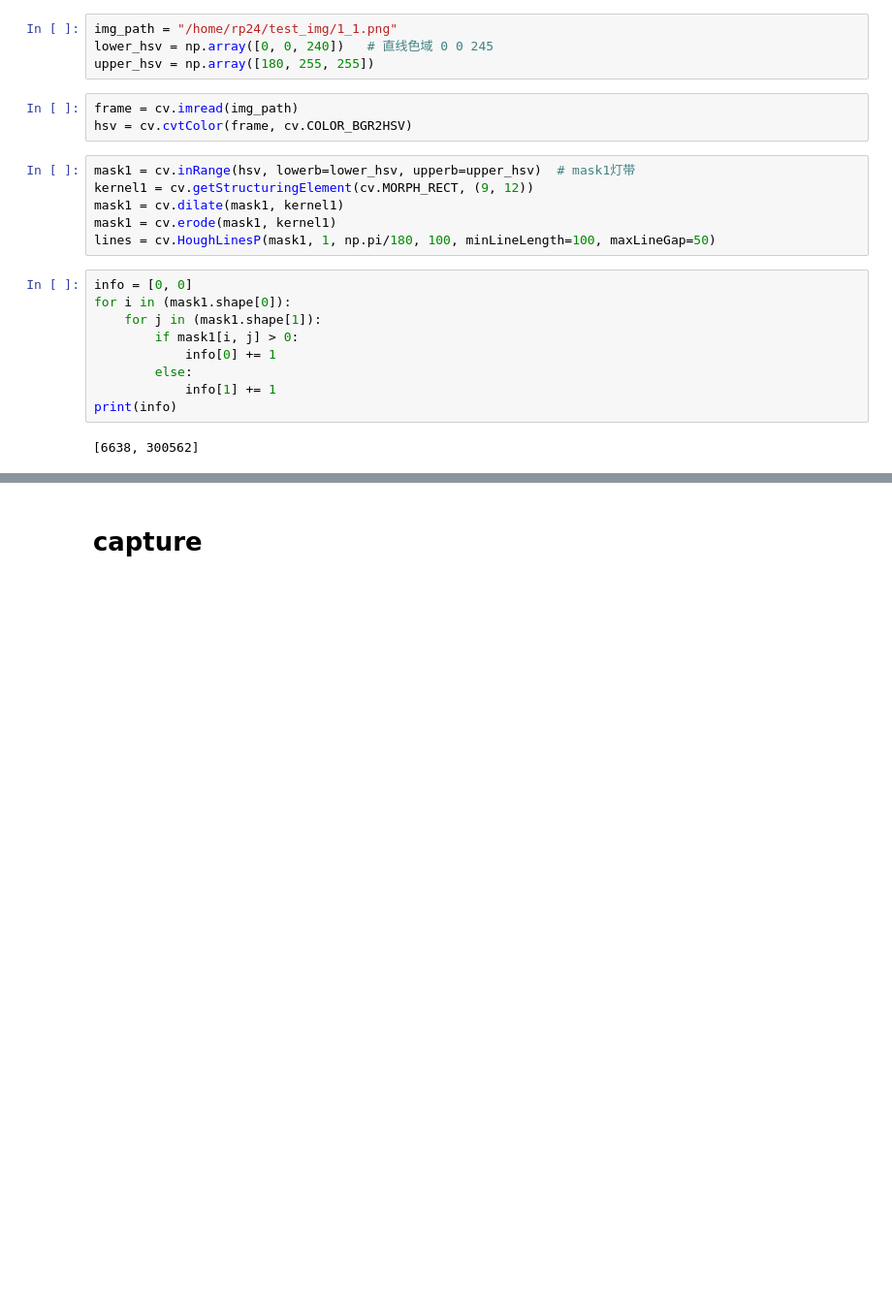
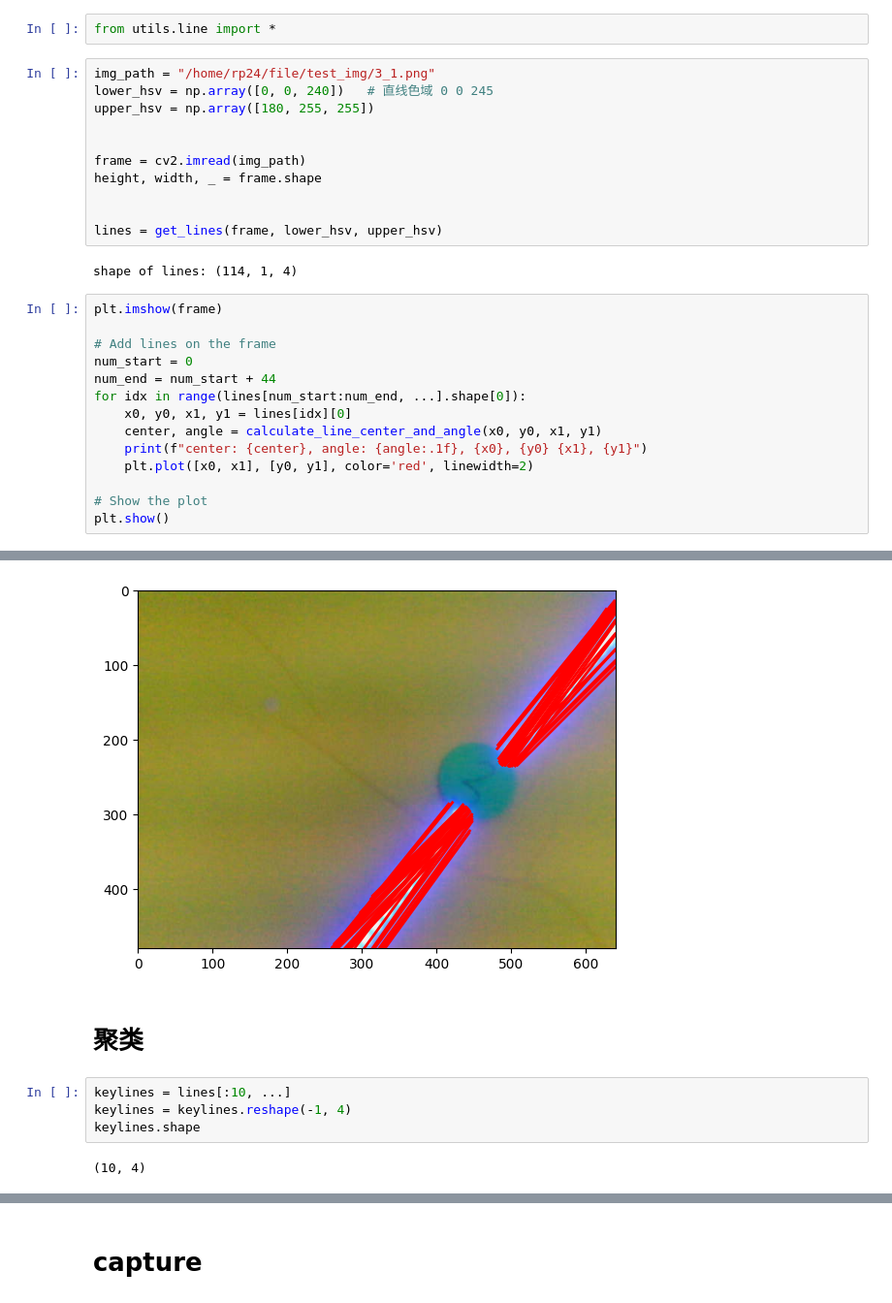
Before and after one commit to minghaoguo20/underwater_robot, a Jupyter notebook: cc.ipynb, the cells around one changed output, grey strips where cells are left out. Shown: that part at 97% size. Saved outputs shown, nothing was run; the diff lists cells and outputs as text; blank space fills up the shorter version.

```diff
--- a/cc.ipynb
+++ b/cc.ipynb
@@ -5,24 +1,30 @@ from datetime import datetime
+# %%
+from utils.line import *
 # %%
-img_path = "/home/rp24/test_img/1_1.png"
+img_path = "/home/rp24/file/test_img/3_1.png"
 lower_hsv = np.array([0, 0, 240])   # 直线色域 0 0 245
 upper_hsv = np.array([180, 255, 255])
+
+
+frame = cv2.imread(img_path)
+height, width, _ = frame.shape
+
+
+lines = get_lines(frame, lower_hsv, upper_hsv)
+# %% [output]
+shape of lines: (114, 1, 4)
-# %%
-frame = cv.imread(img_path)
-hsv = cv.cvtColor(frame, cv.COLOR_BGR2HSV)
-# %%
-mask1 = cv.inRange(hsv, lowerb=lower_hsv, upperb=upper_hsv)  # mask1灯带
-kernel1 = cv.getStructuringElement(cv.MORPH_RECT, (9, 12))
-mask1 = cv.dilate(mask1, kernel1)
-mask1 = cv.erode(mask1, kernel1)
-lines = cv.HoughLinesP(mask1, 1, np.pi/180, 100, minLineLength=100, maxLineGap=50)
-# %%
-info = [0, 0]
-for i in (mask1.shape[0]):
-    for j in (mask1.shape[1]):
-        if mask1[i, j] > 0:
-            info[0] += 1
-        else:
-            info[1] += 1
-print(info)
-# %% [output]
-[6638, 300562]
+# %%
+plt.imshow(frame)
+
+# Add lines on the frame
+num_start = 0
+num_end = num_start + 44
+for idx in range(lines[num_start:num_end, ...].shape[0]):
+    x0, y0, x1, y1 = lines[idx][0]
+    center, angle = calculate_line_center_and_angle(x0, y0, x1, y1)
+    print(f"center: {center}, angle: {angle:.1f}, {x0}, {y0} {x1}, {y1}")
+    plt.plot([x0, x1], [y0, y1], color='red', linewidth=2)
+
+# Show the plot
+plt.show()
+# %% [output]
@@ -28,0 +48,9 @@ print(info)
+[figure, added]
+# %% [markdown]
+# 聚类
+# %%
+keylines = lines[:10, ...]
+keylines = keylines.reshape(-1, 4)
+keylines.shape
+# %% [output]
+(10, 4)
```
Also changed, not shown: parts of 7 cells of this notebook, 4 other files.
